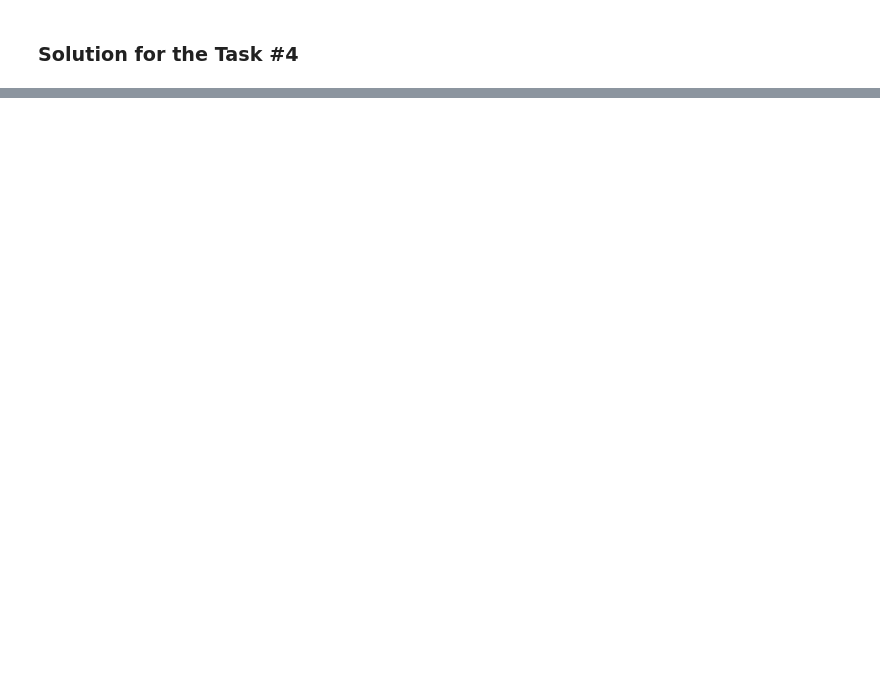
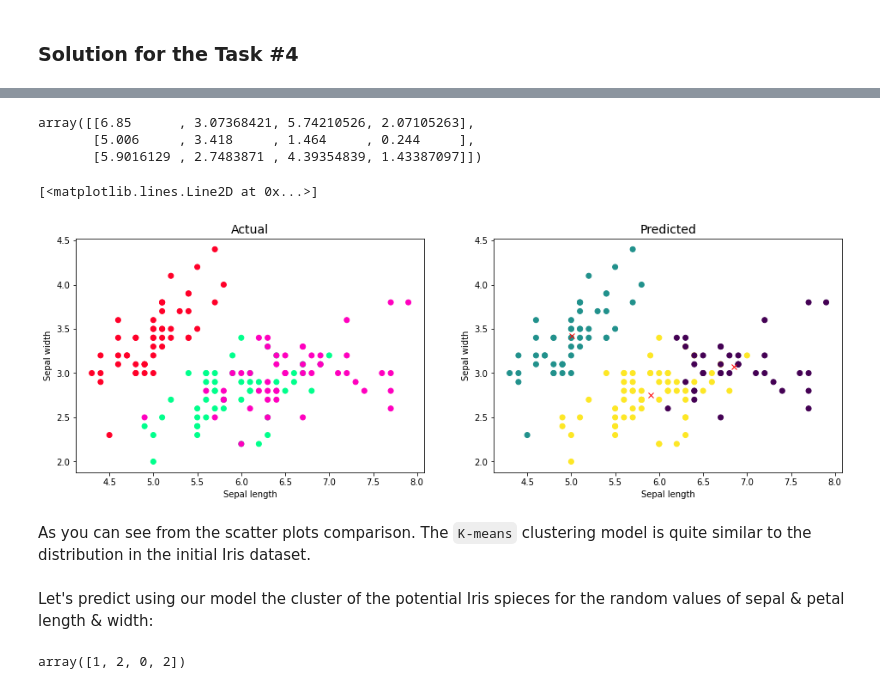
Before and after one commit to JuliaMal/Machine_learning_and_stats_Assessment, a Jupyter notebook: Tasks.ipynb, the cells around one changed output, grey strips where cells are left out. Drawn from its saved outputs; the diff is of its cells as text; code cells hidden in the pictures; blank space fills up the shorter version.

```diff
--- a/Tasks.ipynb
+++ b/Tasks.ipynb
@@ -381,0 +436,6 @@ sns.pairplot(df, hue="Species")
+# %%
+kmeanModel = KMeans(n_clusters = 3, random_state=0).fit(X)
+
+# See the labels of the points
+new_labels = kmeanModel.labels_
+new_labels
@@ -381,0 +450,42 @@ sns.pairplot(df, hue="Species")
+# %%
+# identifying the center points of the data
+centers = kmeanModel.cluster_centers_
+centers
+# %% [output]
+array([[6.85      , 3.07368421, 5.74210526, 2.07105263],
+       [5.006     , 3.418     , 1.464     , 0.244     ],
+       [5.9016129 , 2.7483871 , 4.39354839, 1.43387097]])
+# %%
+# Plot the identified clusters and compare with the answers
+fig, axes = plt.subplots(1, 2, figsize=(16,5))
+
+#Adding labels
+axes[0].set_xlabel('Sepal length', fontsize=10)
+axes[0].set_ylabel('Sepal width', fontsize=10)
+axes[1].set_xlabel('Sepal length', fontsize=10)
+axes[1].set_ylabel('Sepal width', fontsize=10)
+
+# Adint graph title
+axes[0].set_title('Actual', fontsize=14)
+axes[1].set_title('Predicted', fontsize=14)
+
+# Ploting actual & predicted datasets
+axes[0].scatter(X[:,0], X[:,1], c=Y, cmap='gist_rainbow')
+axes[1].scatter(X[:,0], X[:,1], c=new_labels)
+
+# plotting the centers
+axes[1].plot(centers [:,0], centers[:,1],'rx')
+# %% [output]
+[<matplotlib.lines.Line2D at 0x...>]
+[figure, added]
+# %% [markdown]
+As you can see from the scatter plots comparison. The `K-means` clustering model is quite similar to the distribution in the initial Iris dataset.
+# %% [markdown]
+Let's predict using our model the cluster of the potential Iris spieces for the random values of sepal & petal length & width:
+# %%
+# predicting cluster
+new_vals = np.asarray(([5.0, 3.8, 1.5, 0.2], [6.0, 3.5, 4.0, 2.2], [7.0, 2.5, 5.5, 1.8], [6.5, 2.5, 4.5, 2.0]))
+predictions = kmeanModel.predict(new_vals)
+predictions
+# %% [output]
+array([1, 2, 0, 2])
```
Also changed, not shown: parts of 20 cells of this notebook, 2 other files.
